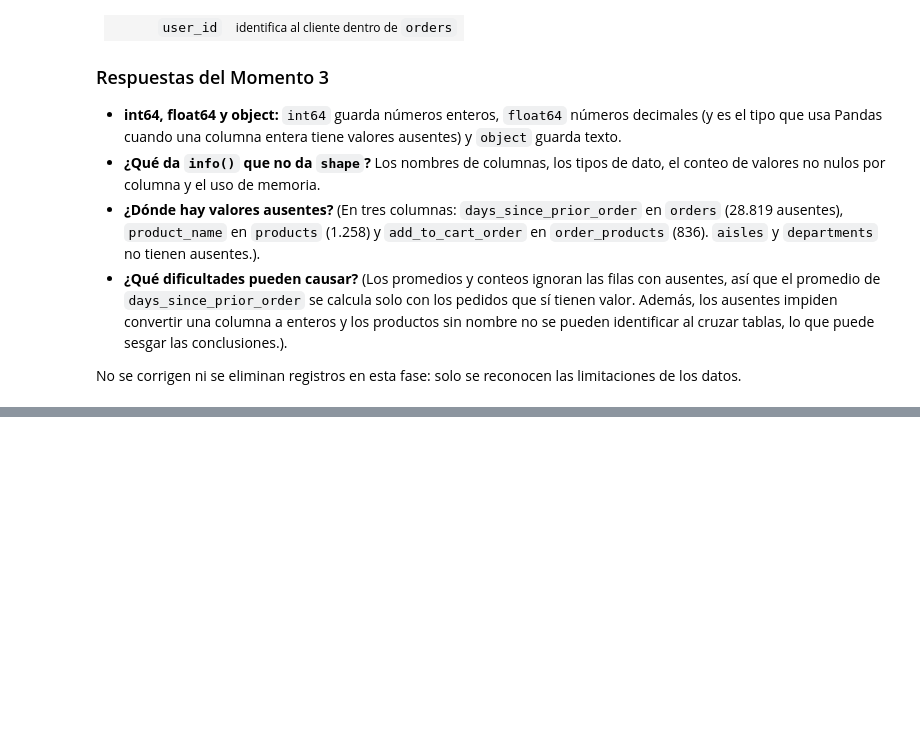
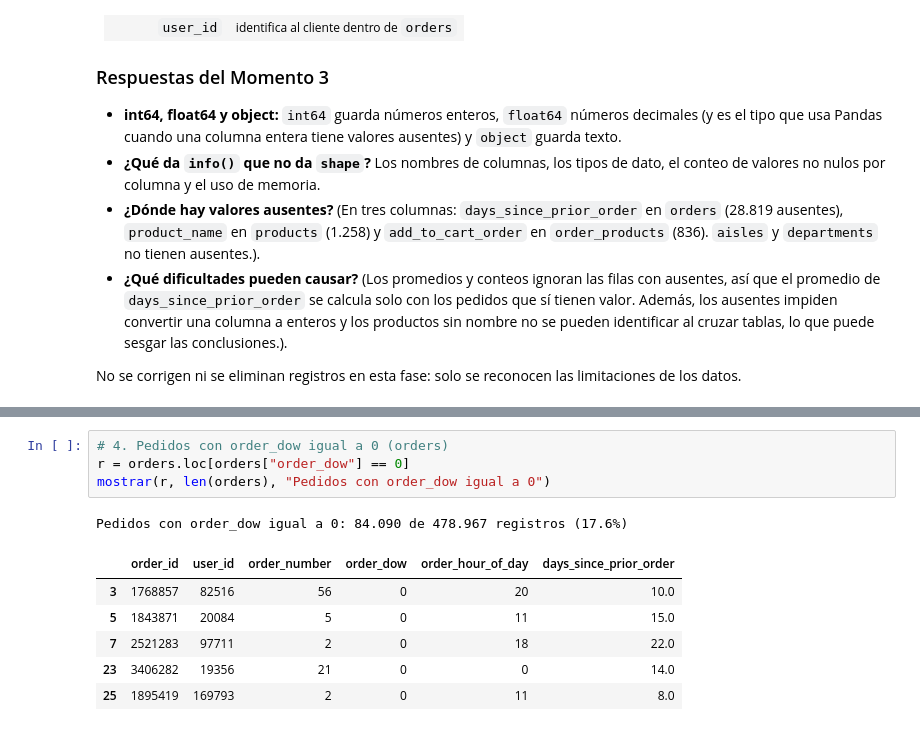
Before and after one commit to brandonmesamm-png/instacart-analisis, a Jupyter notebook: notebooks/01_exploracion.ipynb, the cells around one changed output, grey strips where cells are left out. Drawn from its saved outputs; the diff is of its cells as text; blank space fills up the shorter version.

```diff
--- a/notebooks/01_exploracion.ipynb
+++ b/notebooks/01_exploracion.ipynb
@@ -210,0 +268,12 @@ No se corrigen ni se eliminan registros en esta fase: solo se reconocen las limi
+# %%
+# 4. Pedidos con order_dow igual a 0 (orders)
+r = orders.loc[orders["order_dow"] == 0]
+mostrar(r, len(orders), "Pedidos con order_dow igual a 0")
+# %% [output]
+Pedidos con order_dow igual a 0: 84.090 de 478.967 registros (17.6%)
+|  | order_id | user_id | order_number | order_dow | order_hour_of_day | days_since_prior_order |
+| 3 | 1768857 | 82516 | 56 | 0 | 20 | 10.0 |
+| 5 | 1843871 | 20084 | 5 | 0 | 11 | 15.0 |
+| 7 | 2521283 | 97711 | 2 | 0 | 18 | 22.0 |
+| 23 | 3406282 | 19356 | 21 | 0 | 0 | 14.0 |
+| 25 | 1895419 | 169793 | 2 | 0 | 11 | 8.0 |
```
Also changed, not shown: parts of 14 cells of this notebook.
